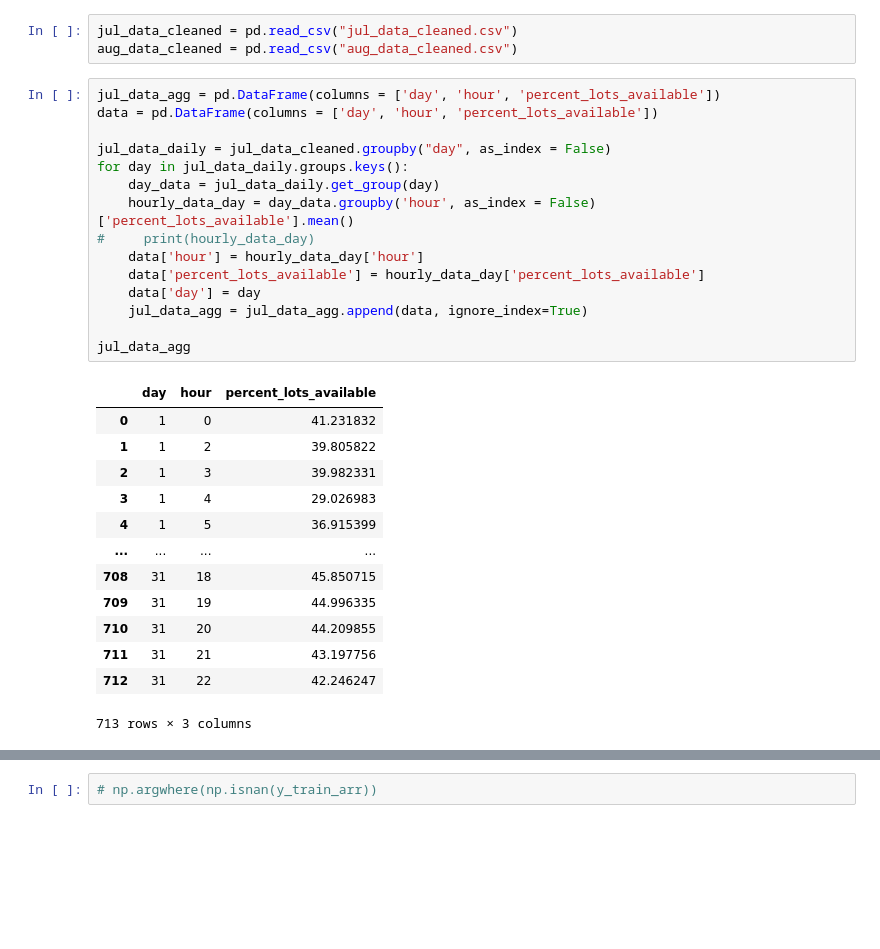
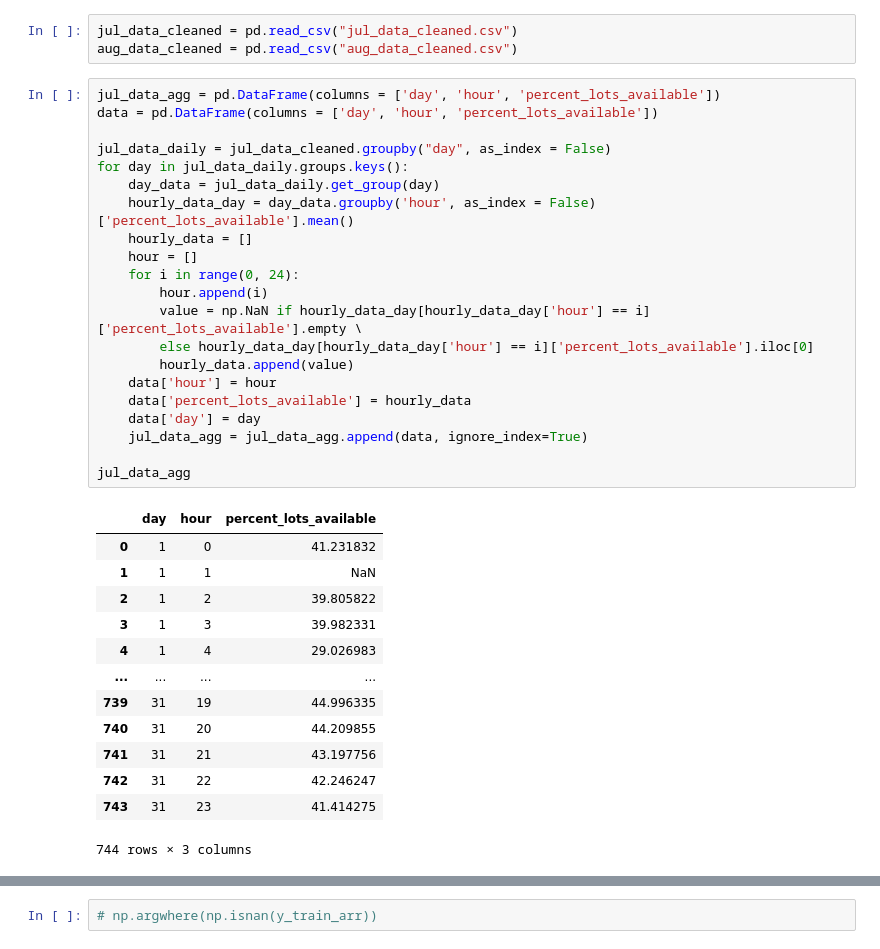
Before and after one commit to R-Ramana/EE4211-Project, a Jupyter notebook: Question 2/EE4211_Group_9_Question_2.ipynb, the cells around one changed output, grey strips where cells are left out. Saved outputs shown, nothing was run; the diff lists cells and outputs as text; blank space fills up the shorter version.

```diff
--- a/Question 2/EE4211_Group_9_Question_2.ipynb
+++ b/Question 2/EE4211_Group_9_Question_2.ipynb
@@ -347,29 +347,35 @@ aug_data_cleaned = pd.read_csv("aug_data_cleaned.csv")
 # %%
 jul_data_agg = pd.DataFrame(columns = ['day', 'hour', 'percent_lots_available'])
 data = pd.DataFrame(columns = ['day', 'hour', 'percent_lots_available'])
 
 jul_data_daily = jul_data_cleaned.groupby("day", as_index = False)
 for day in jul_data_daily.groups.keys():
     day_data = jul_data_daily.get_group(day)
     hourly_data_day = day_data.groupby('hour', as_index = False)['percent_lots_available'].mean()
-#     print(hourly_data_day)
-    data['hour'] = hourly_data_day['hour']
-    data['percent_lots_available'] = hourly_data_day['percent_lots_available']
+    hourly_data = []
+    hour = []
+    for i in range(0, 24):
+        hour.append(i)
+        value = np.NaN if hourly_data_day[hourly_data_day['hour'] == i]['percent_lots_available'].empty \
+        else hourly_data_day[hourly_data_day['hour'] == i]['percent_lots_available'].iloc[0]
+        hourly_data.append(value)
+    data['hour'] = hour
+    data['percent_lots_available'] = hourly_data
     data['day'] = day
     jul_data_agg = jul_data_agg.append(data, ignore_index=True)
 
 jul_data_agg
 # %% [output]
 |  | day | hour | percent_lots_available |
 | 0 | 1 | 0 | 41.231832 |
-| 1 | 1 | 2 | 39.805822 |
-| 2 | 1 | 3 | 39.982331 |
-| 3 | 1 | 4 | 29.026983 |
-| 4 | 1 | 5 | 36.915399 |
+| 1 | 1 | 1 | NaN |
+| 2 | 1 | 2 | 39.805822 |
+| 3 | 1 | 3 | 39.982331 |
+| 4 | 1 | 4 | 29.026983 |
 | ... | ... | ... | ... |
-| 708 | 31 | 18 | 45.850715 |
-| 709 | 31 | 19 | 44.996335 |
-| 710 | 31 | 20 | 44.209855 |
-| 711 | 31 | 21 | 43.197756 |
-| 712 | 31 | 22 | 42.246247 |
+| 739 | 31 | 19 | 44.996335 |
+| 740 | 31 | 20 | 44.209855 |
+| 741 | 31 | 21 | 43.197756 |
+| 742 | 31 | 22 | 42.246247 |
+| 743 | 31 | 23 | 41.414275 |
-713 rows × 3 columns
+744 rows × 3 columns
```
Also changed, not shown: parts of 14 cells of this notebook.
